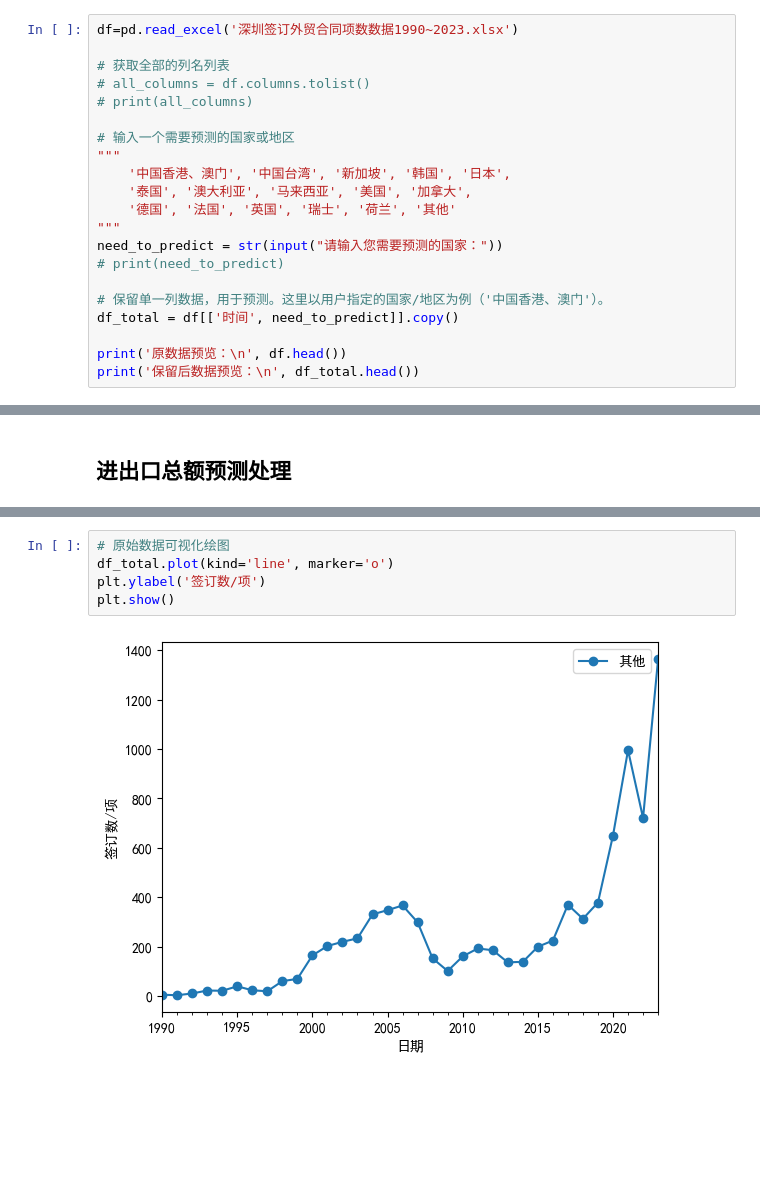
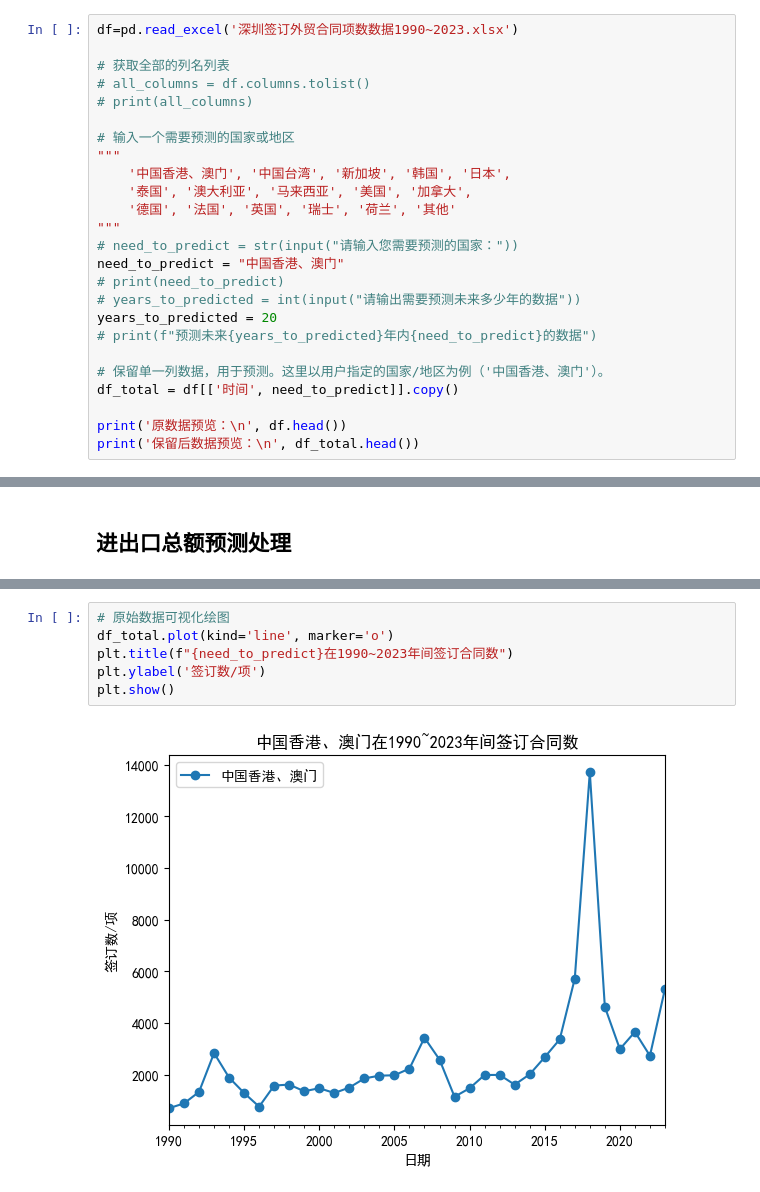
Before and after one commit to Czhongshao/ARIMA-TEST, a Jupyter notebook: 深圳签订外贸合同数据预测/ShenZhen_Contract_ARIMA_1990~2023.ipynb, the cells around one changed output, grey strips where cells are left out. Cells and saved outputs as stored; diff of their text form; blank space fills up the shorter version.

```diff
--- a/深圳签订外贸合同数据预测/ShenZhen_Contract_ARIMA_1990~2023.ipynb
+++ b/深圳签订外贸合同数据预测/ShenZhen_Contract_ARIMA_1990~2023.ipynb
@@ -36,8 +55,12 @@ df=pd.read_excel('深圳签订外贸合同项数数据1990~2023.xlsx')
     '泰国', '澳大利亚', '马来西亚', '美国', '加拿大',
     '德国', '法国', '英国', '瑞士', '荷兰', '其他'
 """
-need_to_predict = str(input("请输入您需要预测的国家："))
+# need_to_predict = str(input("请输入您需要预测的国家："))
+need_to_predict = "中国香港、澳门"
 # print(need_to_predict)
+# years_to_predicted = int(input("请输出需要预测未来多少年的数据"))
+years_to_predicted = 20
+# print(f"预测未来{years_to_predicted}年内{need_to_predict}的数据")
 
 # 保留单一列数据，用于预测。这里以用户指定的国家/地区为例（'中国香港、澳门'）。
 df_total = df[['时间', need_to_predict]].copy()
@@ -97,7 +107,8 @@ df_total.describe()
 # %%
 # 原始数据可视化绘图
 df_total.plot(kind='line', marker='o')
+plt.title(f"{need_to_predict}在1990~2023年间签订合同数")
 plt.ylabel('签订数/项')
 plt.show()
 # %% [output]
-[figure, old version]
+[figure, new version]
```
Also changed, not shown: parts of 25 cells of this notebook, 32 other files.
